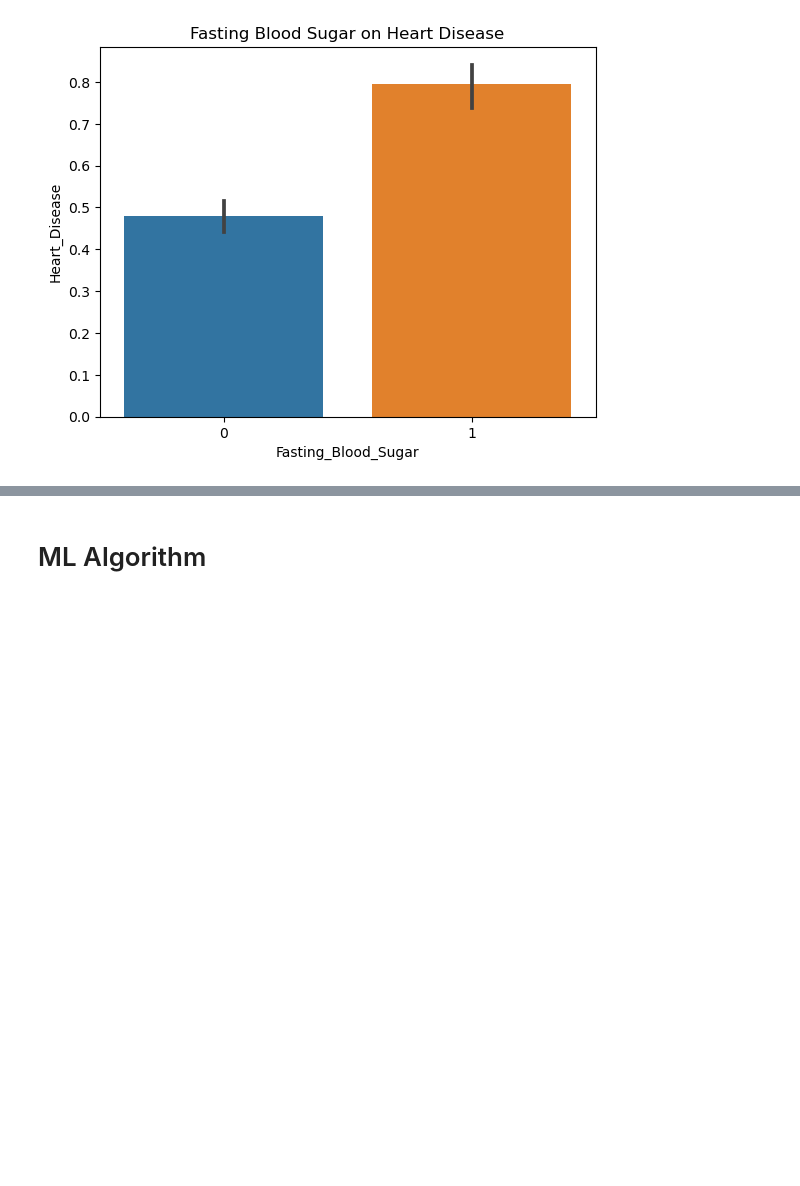
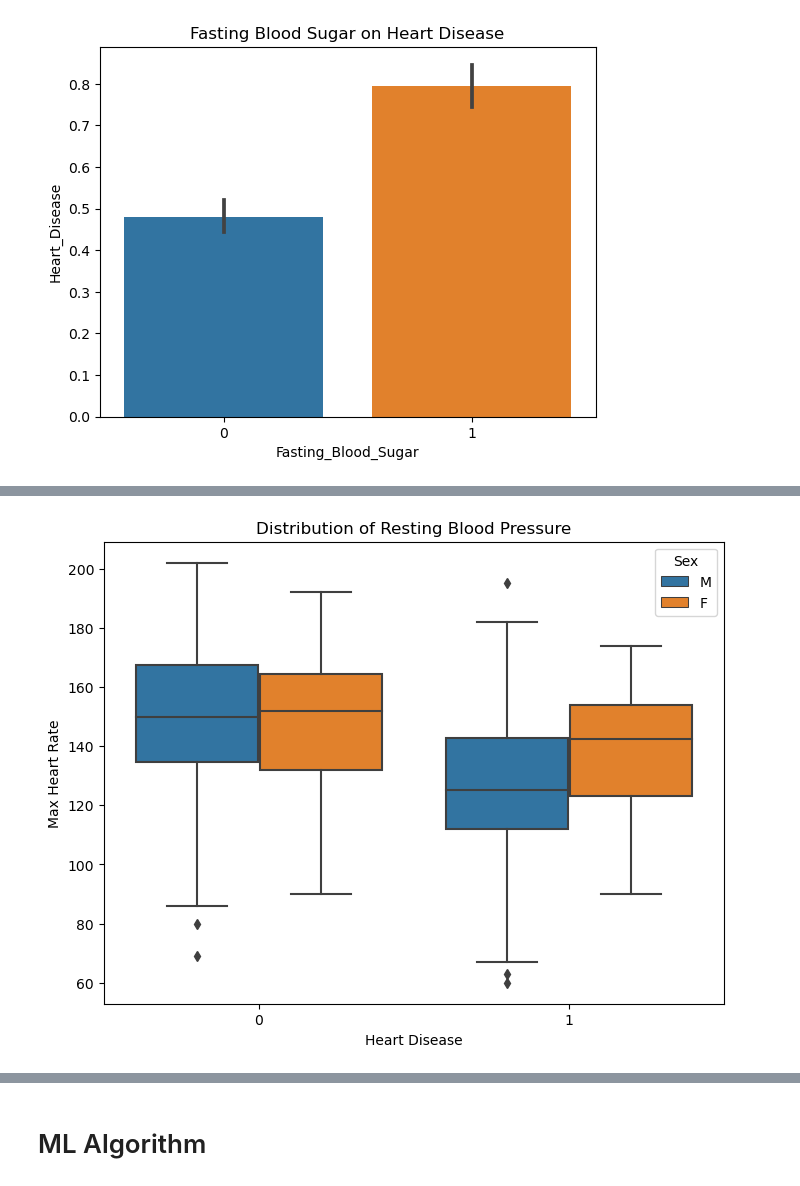
Before and after one commit to gazizovaa/InternIntelligence_HeartFailurePrediction, a Jupyter notebook: Heart Failure Prediction.ipynb, the cells around one changed output, grey strips where cells are left out. Saved outputs shown, nothing was run; the diff lists cells and outputs as text; code cells hidden in the pictures; blank space fills up the shorter version.

```diff
--- a/Heart Failure Prediction (1).ipynb
+++ b/Heart Failure Prediction.ipynb
@@ -274,0 +304,9 @@ plt.show();
+# %%
+plt.figure(figsize=(8,6))
+sns.boxplot(data=df,x='Heart_Disease',y='Max_Heart_Rate',hue='Sex')
+plt.title('Distribution of Resting Blood Pressure')
+plt.xlabel('Heart Disease')
+plt.ylabel('Max Heart Rate')
+plt.show();
+# %% [output]
+[figure, added]
```
Also changed, not shown: parts of 17 cells of this notebook.
